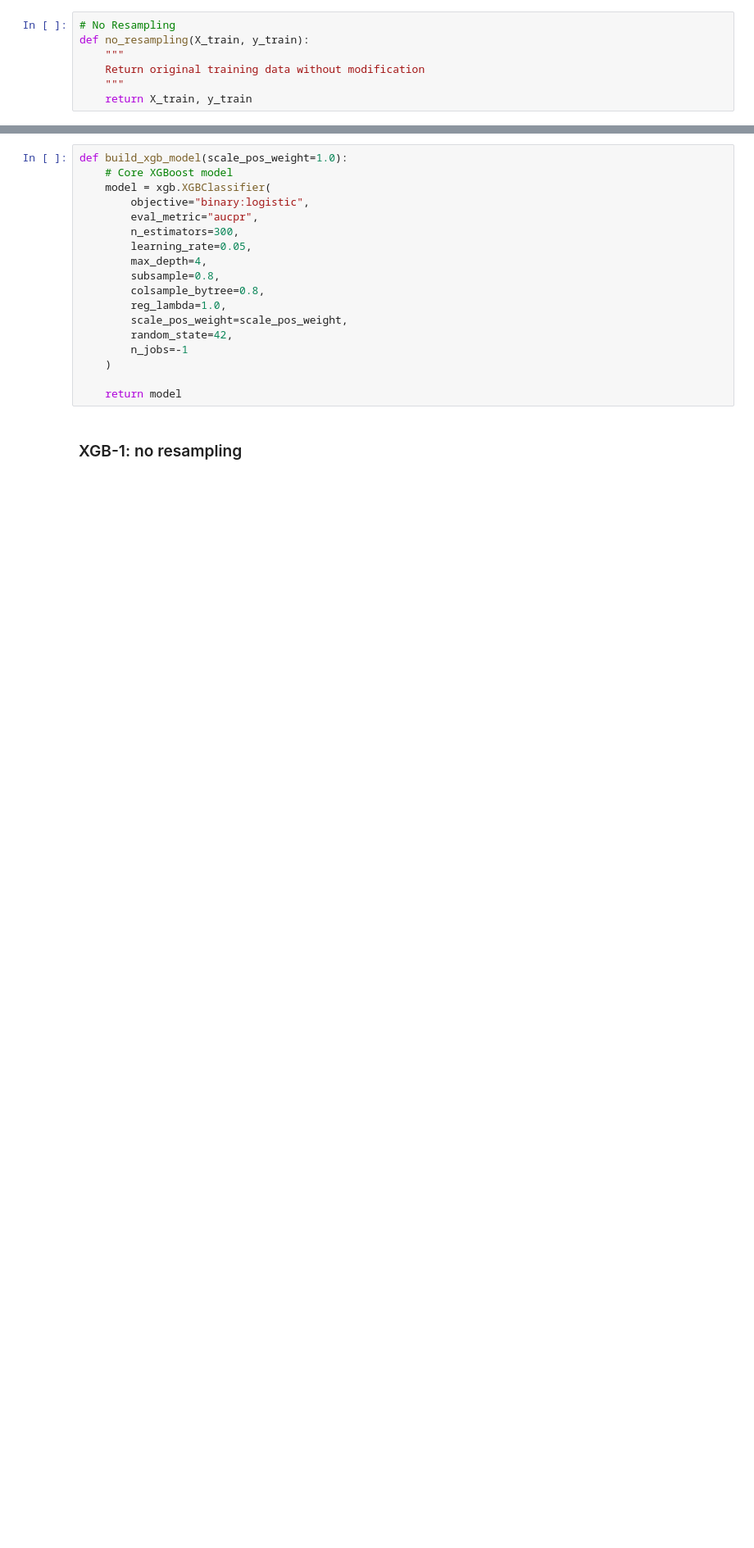
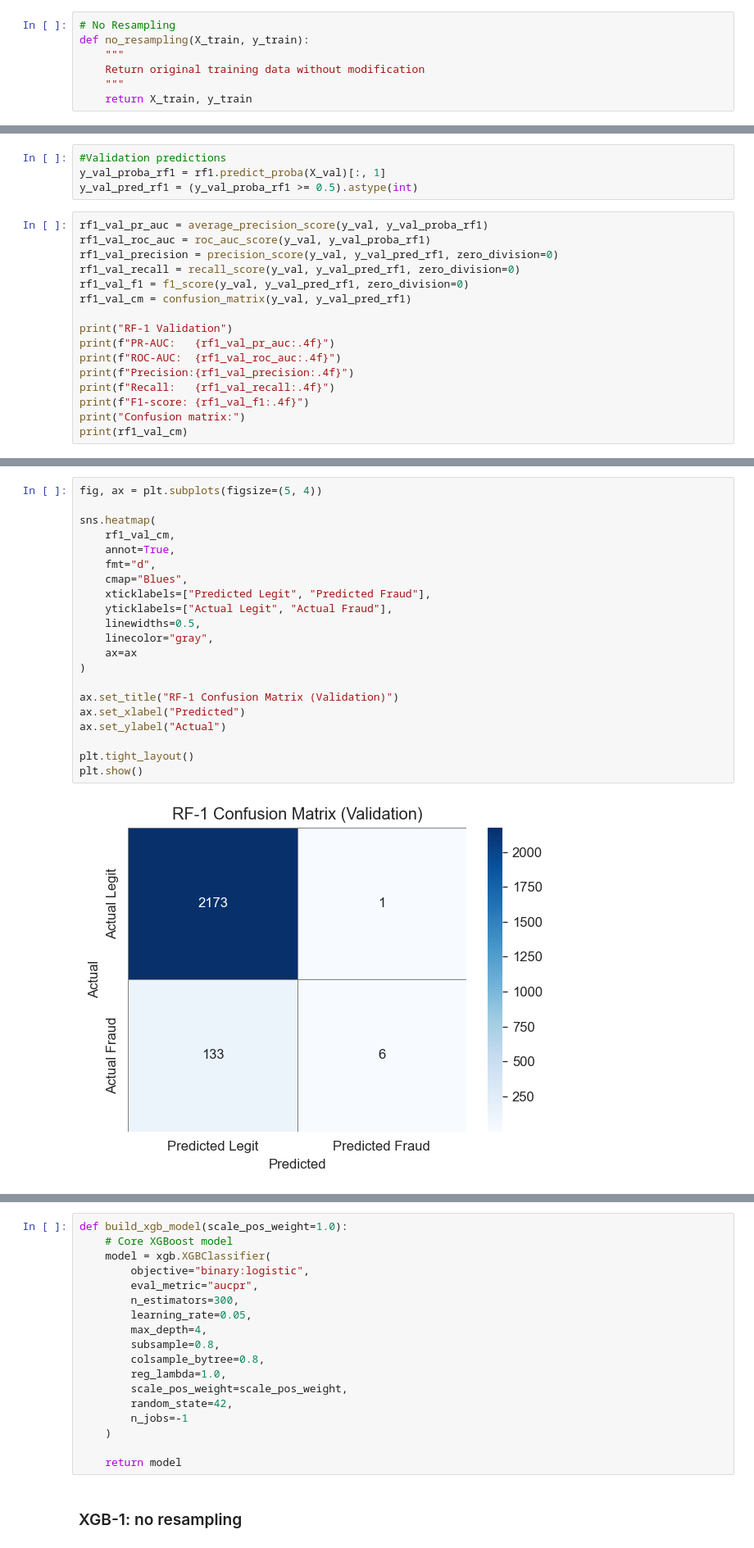
Before and after one commit to 1manvi/ML-Credit-Card-Fraud-2026, a Jupyter notebook: data_preprocessing_feature_engineering+XGBoost_not_finished.ipynb, the cells around one changed output, grey strips where cells are left out. Shown at 82% size. Saved outputs shown, nothing was run; the diff lists cells and outputs as text; blank space fills up the shorter version.

Commit message:
Random Forest - Plots + RF-2

```diff
--- a/data_preprocessing_feature_engineering+XGBoost_not_finished.ipynb
+++ b/data_preprocessing_feature_engineering+XGBoost_not_finished.ipynb
@@ -545,0 +542,20 @@ RandomForestClassifier(class_weight='balanced', n_estimators=300, n_jobs=-1,
+# %%
+#Validation predictions
+y_val_proba_rf1 = rf1.predict_proba(X_val)[:, 1]
+y_val_pred_rf1 = (y_val_proba_rf1 >= 0.5).astype(int)
+# %%
+rf1_val_pr_auc = average_precision_score(y_val, y_val_proba_rf1)
+rf1_val_roc_auc = roc_auc_score(y_val, y_val_proba_rf1)
+rf1_val_precision = precision_score(y_val, y_val_pred_rf1, zero_division=0)
+rf1_val_recall = recall_score(y_val, y_val_pred_rf1, zero_division=0)
+rf1_val_f1 = f1_score(y_val, y_val_pred_rf1, zero_division=0)
+rf1_val_cm = confusion_matrix(y_val, y_val_pred_rf1)
+
+print("RF-1 Validation")
+print(f"PR-AUC:   {rf1_val_pr_auc:.4f}")
+print(f"ROC-AUC:  {rf1_val_roc_auc:.4f}")
+print(f"Precision:{rf1_val_precision:.4f}")
+print(f"Recall:   {rf1_val_recall:.4f}")
+print(f"F1-score: {rf1_val_f1:.4f}")
+print("Confusion matrix:")
+print(rf1_val_cm)
@@ -545,0 +572,23 @@ RandomForestClassifier(class_weight='balanced', n_estimators=300, n_jobs=-1,
+# %%
+fig, ax = plt.subplots(figsize=(5, 4))
+
+sns.heatmap(
+    rf1_val_cm,
+    annot=True,
+    fmt="d",
+    cmap="Blues",
+    xticklabels=["Predicted Legit", "Predicted Fraud"],
+    yticklabels=["Actual Legit", "Actual Fraud"],
+    linewidths=0.5,
+    linecolor="gray",
+    ax=ax
+)
+
+ax.set_title("RF-1 Confusion Matrix (Validation)")
+ax.set_xlabel("Predicted")
+ax.set_ylabel("Actual")
+
+plt.tight_layout()
+plt.show()
+# %% [output]
+[figure, added]
```
Also changed, not shown: parts of 25 cells of this notebook.
